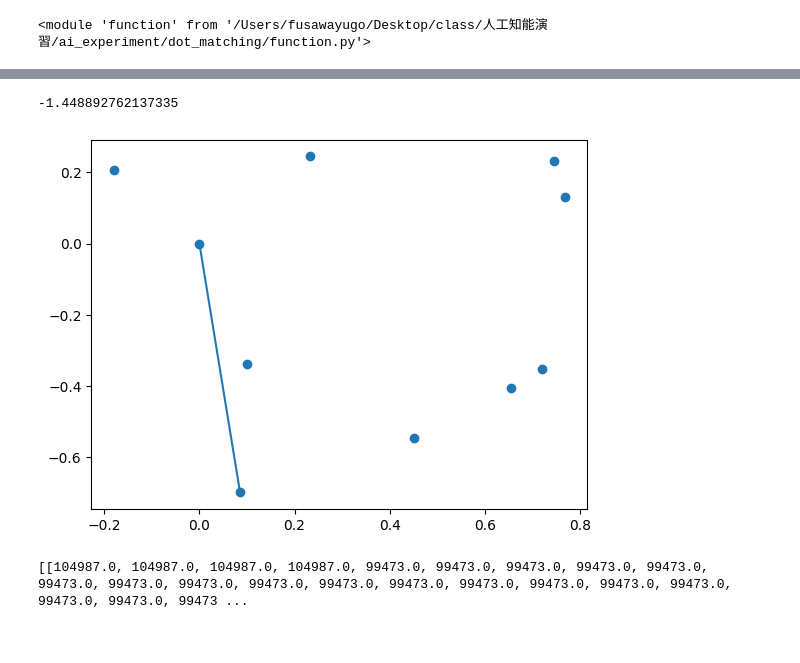
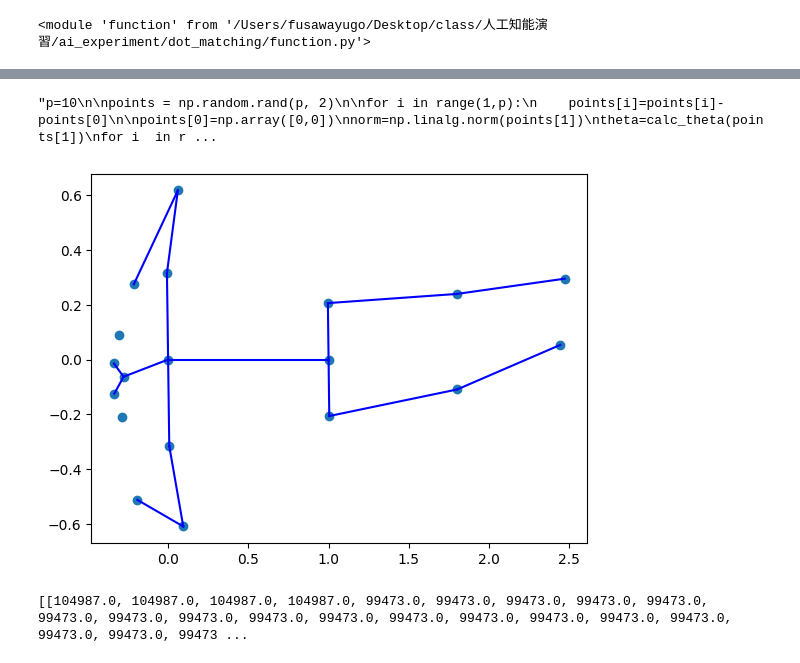
Before and after one commit to fusawa-yugo/Star-Plot, a Jupyter notebook: dot_matching/edge_create.ipynb, the cells around one changed output, grey strips where cells are left out. Cells and saved outputs as stored; diff of their text form; code cells hidden in the pictures.

```diff
--- a/dot_matching/edge_create.ipynb
+++ b/dot_matching/edge_create.ipynb
@@ -52,5 +76,5 @@ plt.show()
 # %%
-p=10
+'''p=10
 
 points = np.random.rand(p, 2)
 
@@ -59,17 +83,56 @@ for i in range(1,p):
 
 points[0]=np.array([0,0])
 norm=np.linalg.norm(points[1])
-theta=np.arctan(points[1][1]/points[1][0])
-print(theta)
-plt.scatter(points[:, 0], points[:, 1])
+theta=calc_theta(points[1])
+for i  in range(1,p):
+    points[i]=rotate_point(points[i]/norm,(-1)*theta)
 
-p1=points[0]
-p2=points[1]
-plt.plot((p1[0],p2[0]),(p1[1],p2[1]))
-plt.show()
+elements = [i for i in range(p)]
+
+edge_list=[(0,1)]
+for i in combinations(elements,2):
+    if i!=(0,1):
+        if do_possibility(0.15):
+            edge_list.append(i)
+        else:
+            pass
+
+for i in range(len(edge_list)):
+    p1=points[edge_list[i][0]]
+    p2=points[edge_list[i][1]]
+    plt.plot((p1[0],p2[0]),(p1[1],p2[1]),color='blue')
+
+
+
+
+plt.scatter(points[:, 0], points[:, 1],color='blue')
+
+
+
+plt.show()'''
 # %% [output]
--1.448892762137335
+"p=10\n\npoints = np.random.rand(p, 2)\n\nfor i in range(1,p):\n    points[i]=points[i]-points[0]\n\npoints[0]=np.array([0,0])\nnorm=np.linalg.norm(points[1])\ntheta=calc_theta(points[1])\nfor i  in r ...
-[figure, removed]
+# %%
+names,points=csv_to_human_test_data('../point_data/human_test/test_csv/person7.csv')
+p=len(points)
+
+edge_list=[(0,1),(0,2),(0,7),(0,8),(1,13),(1,14),(2,3),(2,4),(7,9),(8,10),(9,11),(10,12),(13,15),(14,16),(15,17),(16,18)]
+
+for i in range(1,p):
+    points[i]=points[i]-points[0]
+points[0]=np.array([0,0])
+norm=np.linalg.norm(points[1])
+theta=calc_theta(points[1])
+for i  in range(1,p):
+    points[i]=rotate_point(points[i]/norm,(-1)*theta)
+
+plt.scatter(points[:,0],points[:,1])
+for edge in edge_list:
+    p1=points[edge[0]]
+    p2=points[edge[1]]
+    plt.plot((p1[0],p2[0]),(p1[1],p2[1]),color='blue')
+# %% [output]
+[figure, added]
 # %%
 dotsize=200
 a_x=(-1)*x+1
```
Also changed, not shown: parts of 9 cells of this notebook, 22 other files.
